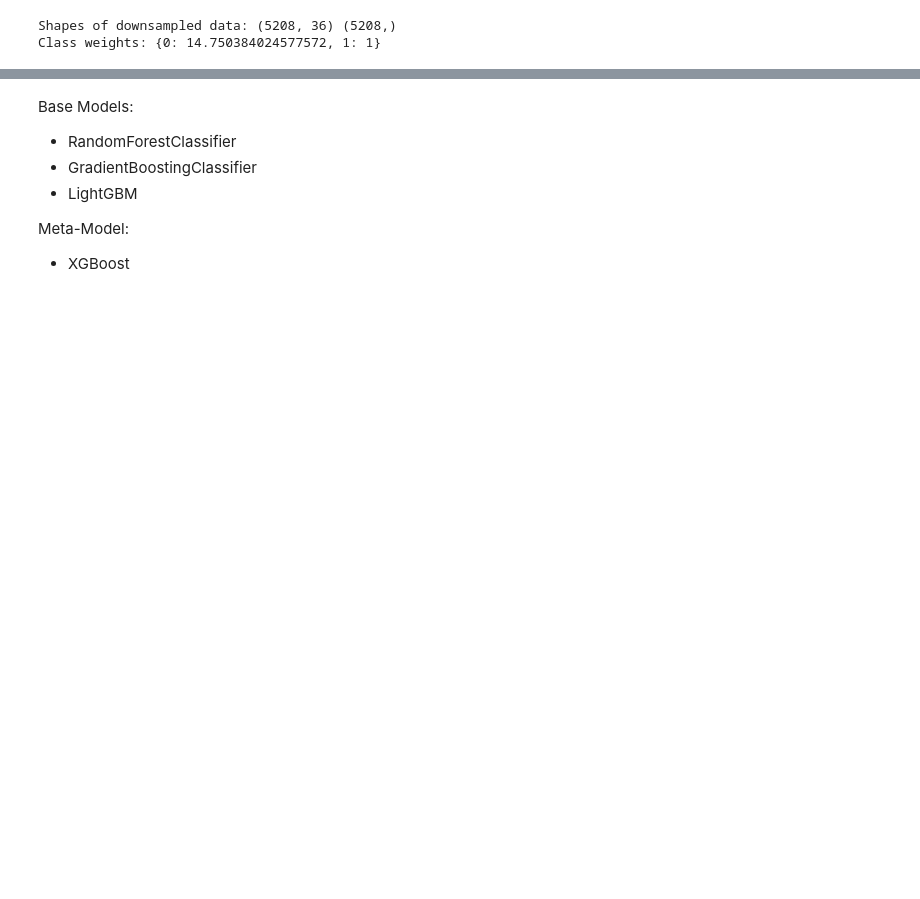
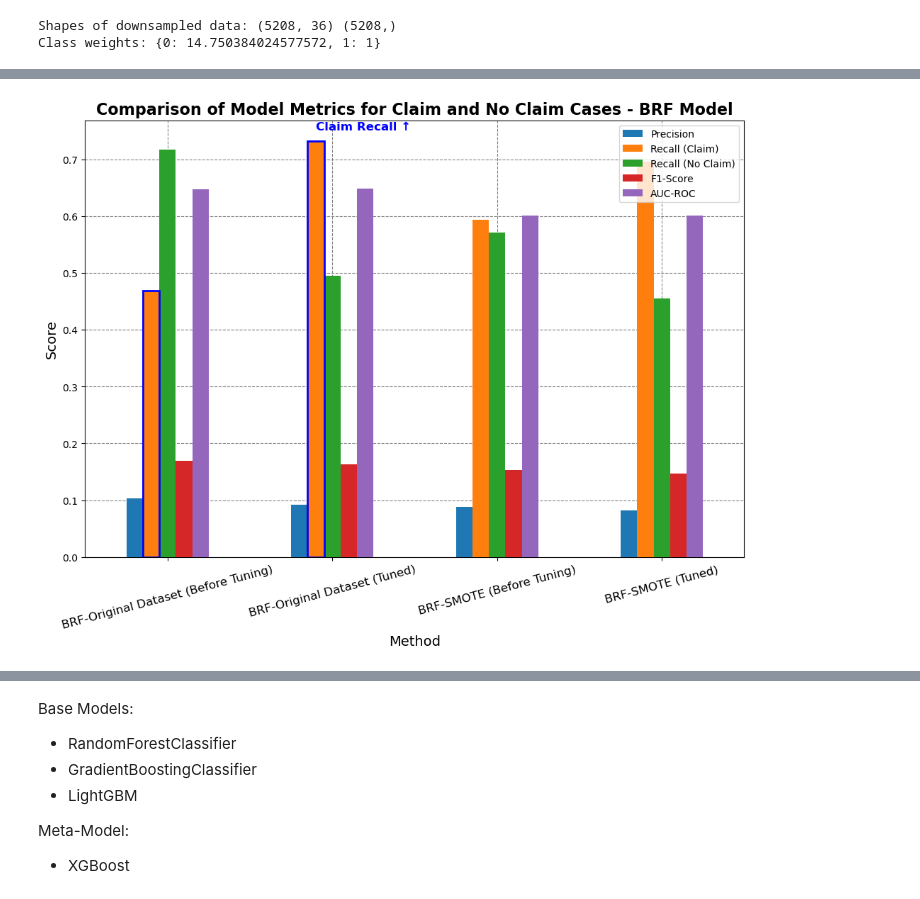
Before and after one commit to Maverick-DataScience/Portfolios, a Jupyter notebook: Car Insurance Dataset - Class Imbalance Algorithm.ipynb, the cells around one changed output, grey strips where cells are left out. Drawn from its saved outputs; the diff is of its cells as text; code cells hidden in the pictures; blank space fills up the shorter version.

Commit message:
Final Update - iCan AI really predict insurance claims
Class Imbalance case studies

```diff
--- a/Car Insurance Dataset - Class Imbalance Algorithm.ipynb
+++ b/Car Insurance Dataset - Class Imbalance Algorithm.ipynb
@@ -743,6 +645,6 @@ def performance_brf(X_train, y_train, X_test, y_test, method_name, smote=False):
 # %%
 # Original dataset
-performance_brf(X_train, y_train, X_test, y_test, "Original Dataset")
+brf_ori = performance_brf(X_train, y_train, X_test, y_test, "BRF-Original Dataset")
 # SMOTE dataset
-performance_brf(X_train_smote_unscaled, y_train_smote_unscaled, X_test, y_test, "SMOTE", smote=True)
+brf_smote = performance_brf(X_train_smote_unscaled, y_train_smote_unscaled, X_test, y_test, "BRF-SMOTE", smote=True)
 # %% [output]
@@ -842,0 +730,3 @@ EasyEnsembleClassifier(n_estimators=100, random_state=42, sampling_strategy=0.8)
+# %%
+# Original dataset
+brf_ori_tune = performance_brf_2(X_train, y_train, X_test, y_test, "BRF-Original Dataset(Tuned)")
@@ -842,0 +793,3 @@ EasyEnsembleClassifier(n_estimators=100, random_state=42, sampling_strategy=0.8)
+# %%
+# SMOTE dataset
+brf_smote_tune = performance_brf_3(X_train_smote_unscaled, y_train_smote_unscaled, X_test, y_test, "BRF-SMOTE(Tuned)", smote=True)
@@ -843 +811,77 @@ EasyEnsembleClassifier(n_estimators=100, random_state=42, sampling_strategy=0.8)
+# %%
+import pandas as pd
+import matplotlib.pyplot as plt
+import matplotlib.patches as patches
+
+metrics = [
+    {
+        "Method": "BRF-Original Dataset (Before Tuning)",
+        "Precision": brf_ori["Precision"],
+        "Recall (Claim)": brf_ori["Recall (claim)"],
+        "Recall (No Claim)": brf_ori["Recall (no claim)"],
+        "F1-Score": brf_ori["F1-Score"],
+        "AUC-ROC": brf_ori["AUC-ROC"],
+    },
+    {
+        "Method": "BRF-Original Dataset (Tuned)",
+        "Precision": brf_ori_tune["Precision"],
+        "Recall (Claim)": brf_ori_tune["Recall (claim)"],
+        "Recall (No Claim)": brf_ori_tune["Recall (no claim)"],
+        "F1-Score": brf_ori_tune["F1-Score"],
+        "AUC-ROC": brf_ori_tune["AUC-ROC"],
+    },
+    {
+        "Method": "BRF-SMOTE (Before Tuning)",
+        "Precision": brf_smote["Precision"],
+        "Recall (Claim)": brf_smote["Recall (claim)"],
+        "Recall (No Claim)": brf_smote["Recall (no claim)"],
+        "F1-Score": brf_smote["F1-Score"],
+        "AUC-ROC": brf_smote["AUC-ROC"],
+    },
+    {
+        "Method": "BRF-SMOTE (Tuned)",
+        "Precision": brf_smote_tune["Precision"],
+        "Recall (Claim)": brf_smote_tune["Recall (claim)"],
+        "Recall (No Claim)": brf_smote_tune["Recall (no claim)"],
+        "F1-Score": brf_smote_tune["F1-Score"],
+        "AUC-ROC": brf_smote_tune["AUC-ROC"],
+    },
+]
+
+df_metrics = pd.DataFrame(metrics).set_index("Method")
+fig, ax = plt.subplots(figsize=(12, 8))
+bars = df_metrics.plot(kind="bar", ax=ax, grid=True, zorder=3, edgecolor=None)
+ax.grid(which="major", linestyle="--", linewidth=0.8, color="gray")
+
+bar_width = 0.1
+bar_positions = [bar.get_x() + 1.5*bar_width for bar in bars.patches]
+
+# Add rectangles for Claim Recall
+claim_before = brf_ori["Recall (claim)"]
+claim_after = brf_ori_tune["Recall (claim)"]
+rect_before_claim = patches.Rectangle(
+    (bar_positions[0] - bar_width / 2, 0), bar_width, claim_before,
+    linewidth=2, edgecolor='blue', facecolor='none', zorder=5
+)
+rect_after_claim = patches.Rectangle(
+    (bar_positions[1] - bar_width / 2, 0), bar_width, claim_after,
+    linewidth=2, edgecolor='blue', facecolor='none', zorder=5
+)
+
+ax.add_patch(rect_before_claim)
+ax.add_patch(rect_after_claim)
+
+# Add text labels for Claim Recall and No Claim Recall
+ax.text(
+    bar_positions[1], claim_after + 0.02,
+    "Claim Recall ↑", fontsize=12, color='blue', weight='bold'
+)
+
+plt.title("Comparison of Model Metrics for Claim and No Claim Cases - BRF Model", fontsize=16, weight='bold')
+plt.ylabel("Score", fontsize=14)
+plt.xlabel("Method", fontsize=14)
+plt.xticks(rotation=15, fontsize=12)
+plt.show()
+# %% [output]
+[figure, added]
 # %% [markdown]
```
Also changed, not shown: parts of 103 cells of this notebook.
